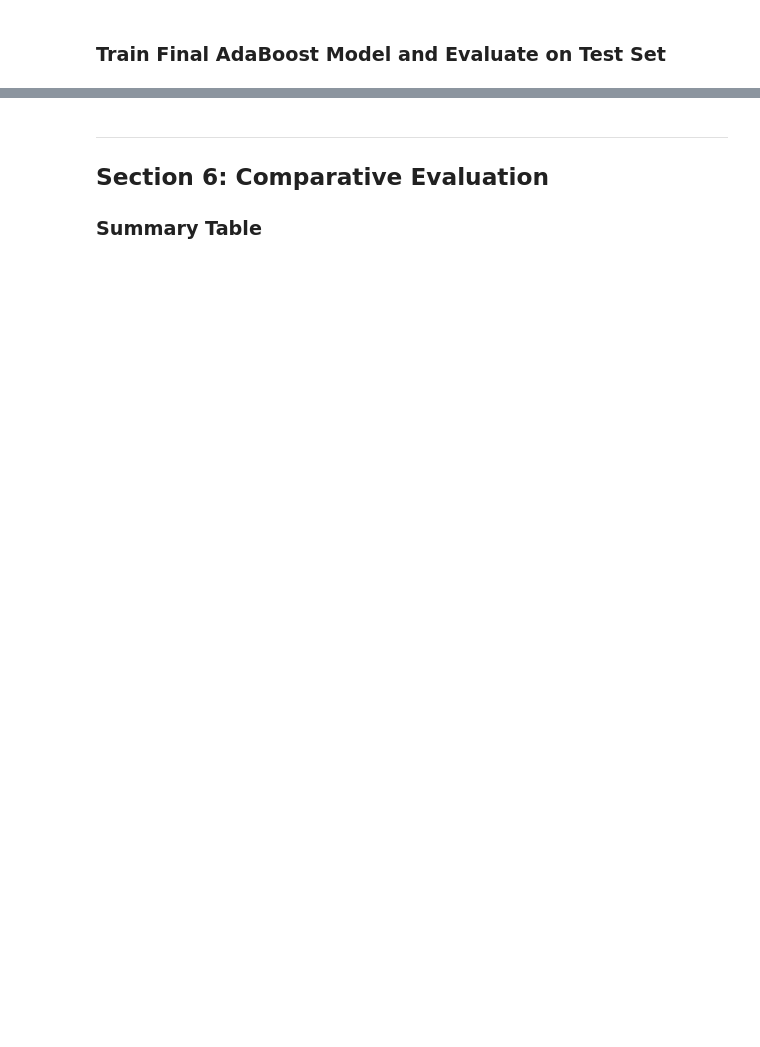
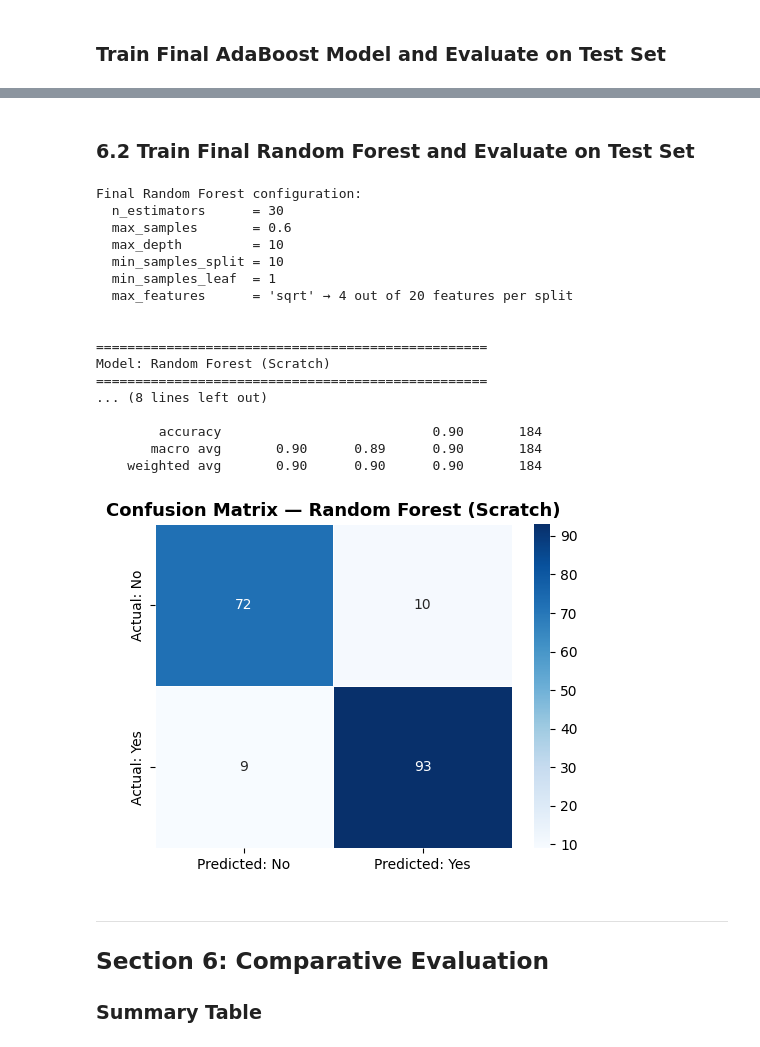
Before and after one commit to ash15764/Heart_Failure_Prediction, a Jupyter notebook: Heart_Failure_Classification.ipynb, the cells around one changed output, grey strips where cells are left out. Cells and saved outputs as stored; diff of their text form; code cells hidden in the pictures; blank space fills up the shorter version.

```diff
--- a/Heart_Failure_Classification_Assignment2 (1).ipynb
+++ b/Heart_Failure_Classification.ipynb
@@ -1106,3 +1447,54 @@ No Heart Disease       0.89      0.88      0.88        82
+# %% [markdown]
+### 6.2 Train Final Random Forest and Evaluate on Test Set
+# %%
+# ── Train Final Random Forest ─────────────────────────────────────────────────
+dep_rf_lbl = str(best_dep_rf) if best_dep_rf is not None else 'None'
+p_sqrt_final = int(np.floor(np.sqrt(X_train_scaled.shape[1])))
+
+print("Final Random Forest configuration:")
+print(f"  n_estimators      = {best_n_rf}")
+print(f"  max_samples       = {best_ms_rf}")
+print(f"  max_depth         = {dep_rf_lbl}")
+print(f"  min_samples_split = {best_mss_rf}")
+print(f"  min_samples_leaf  = {best_msl_rf}")
+print(f"  max_features      = 'sqrt' → {p_sqrt_final} out of {X_train_scaled.shape[1]} features per split")
+print()
+
+rf_final = RandomForestClassifier(
+    n_estimators=best_n_rf,
+    max_samples=best_ms_rf,
+    max_depth=best_dep_rf,
+    min_samples_split=best_mss_rf,
+    min_samples_leaf=best_msl_rf,
+    max_features='sqrt',
+    random_state=RANDOM_SEED
+)
+rf_final.fit(X_train_scaled, y_train)
+
+# ── Predict on Test Set ───────────────────────────────────────────────────────
+y_pred_rf = rf_final.predict(X_test_scaled)
+
+# ── Evaluate ──────────────────────────────────────────────────────────────────
+acc_rf, f1_rf = evaluate_model('Random Forest (Scratch)', y_test, y_pred_rf)
+# %% [output]
+Final Random Forest configuration:
+  n_estimators      = 30
+  max_samples       = 0.6
+  max_depth         = 10
+  min_samples_split = 10
+  min_samples_leaf  = 1
+  max_features      = 'sqrt' → 4 out of 20 features per split
+
+
+==================================================
+Model: Random Forest (Scratch)
+==================================================
+... (8 lines left out)
+
+        accuracy                           0.90       184
+       macro avg       0.90      0.89      0.90       184
+    weighted avg       0.90      0.90      0.90       184
+[figure, added]
 # %% [markdown]
 ---
 ## Section 6: Comparative Evaluation
```
Also changed, not shown: parts of 14 cells of this notebook.
